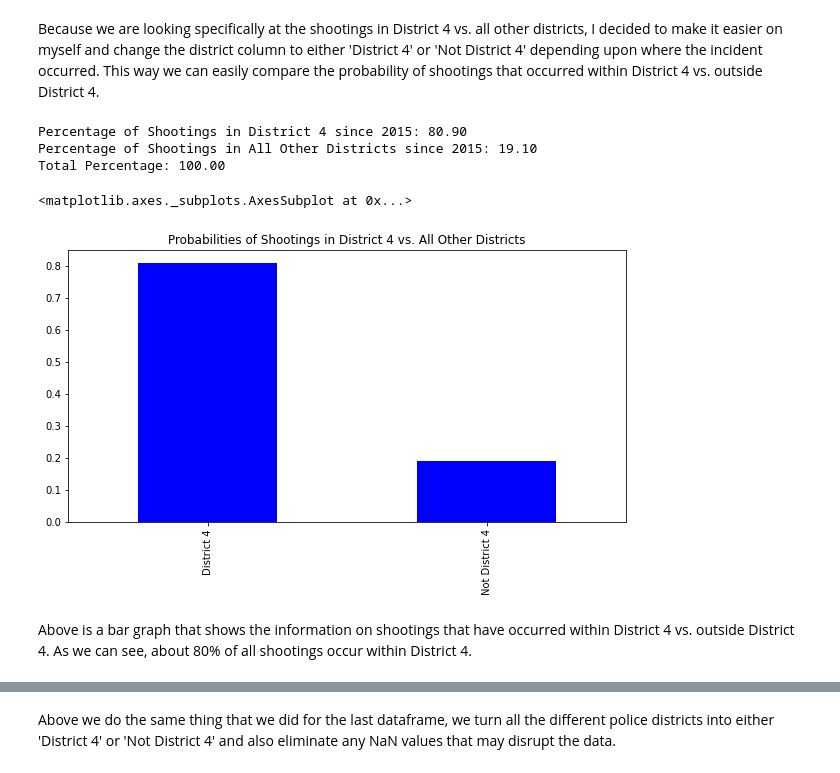
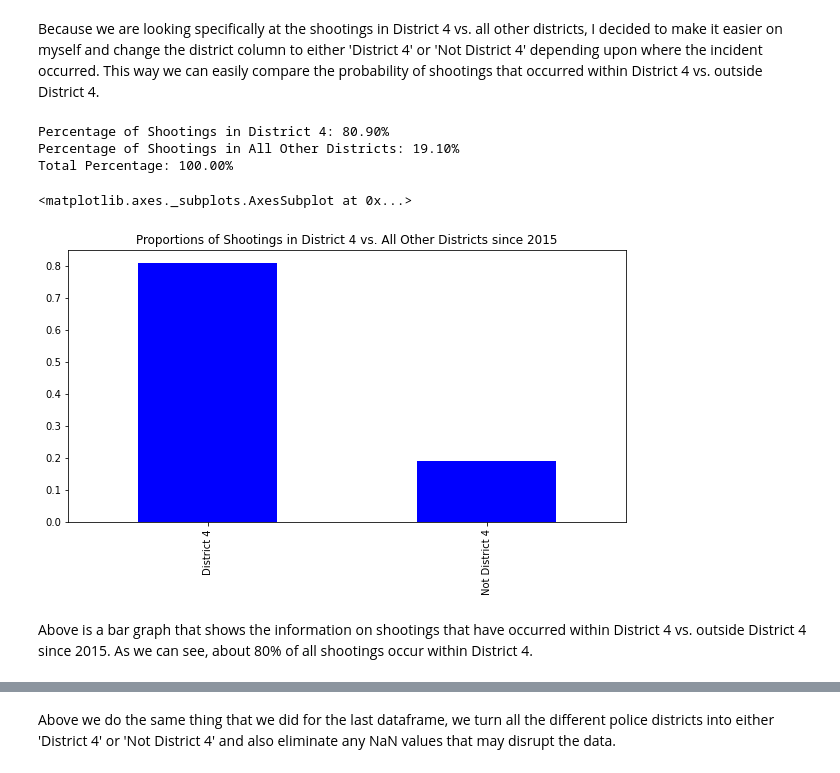
Before and after one commit to BU-Spark/ds-councilor-worrell-gun-violence, a Jupyter notebook: spring23-team-4/deliverables/gun_violence_PatW.ipynb, the cells around one changed output, grey strips where cells are left out. Saved outputs shown, nothing was run; the diff lists cells and outputs as text; code cells hidden in the pictures.

```diff
--- a/spring23-team-4/deliverables/gun_violence_PatW.ipynb
+++ b/spring23-team-4/deliverables/gun_violence_PatW.ipynb
@@ -48,15 +47,15 @@ df1
 Because we are looking specifically at the shootings in District 4 vs. all other districts, I decided to make it easier on myself and change the district column to either 'District 4' or 'Not District 4' depending upon where the incident occurred. This way we can easily compare the probability of shootings that occurred within District 4 vs. outside District 4.
 # %%
 probabilities_sh = df1['district'].value_counts(normalize=True)
-print('Percentage of Shootings in District 4 since 2015: %.2f' % (probabilities_sh[0]*100))
-print('Percentage of Shootings in All Other Districts since 2015: %.2f' % (probabilities_sh[1]*100))
-print('Total Percentage: %.2f' % ((probabilities_sh[0] + probabilities_sh[1])*100))
-probabilities_sh.plot(kind='bar', figsize=(10,5), color='blue', title='Probabilities of Shootings in District 4 vs. All Other Districts')
+print('Percentage of Shootings in District 4: %.2f' %(probabilities_sh[0]*100)+'%')
+print('Percentage of Shootings in All Other Districts: %.2f' % (probabilities_sh[1]*100)+'%')
+print('Total Percentage: %.2f' % ((probabilities_sh[0] + probabilities_sh[1])*100)+'%')
+probabilities_sh.plot(kind='bar', figsize=(10,5), color='blue', title='Proportions of Shootings in District 4 vs. All Other Districts since 2015')
 # %% [output]
-Percentage of Shootings in District 4 since 2015: 80.90
-Percentage of Shootings in All Other Districts since 2015: 19.10
-Total Percentage: 100.00
+Percentage of Shootings in District 4: 80.90%
+Percentage of Shootings in All Other Districts: 19.10%
+Total Percentage: 100.00%
 <matplotlib.axes._subplots.AxesSubplot at 0x...>
-[figure, old version]
+[figure, new version]
 # %% [markdown]
-Above is a bar graph that shows the information on shootings that have occurred within District 4 vs. outside District 4. As we can see, about 80% of all shootings occur within District 4.
+Above is a bar graph that shows the information on shootings that have occurred within District 4 vs. outside District 4 since 2015. As we can see, about 80% of all shootings occur within District 4.
```
Also changed, not shown: parts of 10 cells of this notebook.
